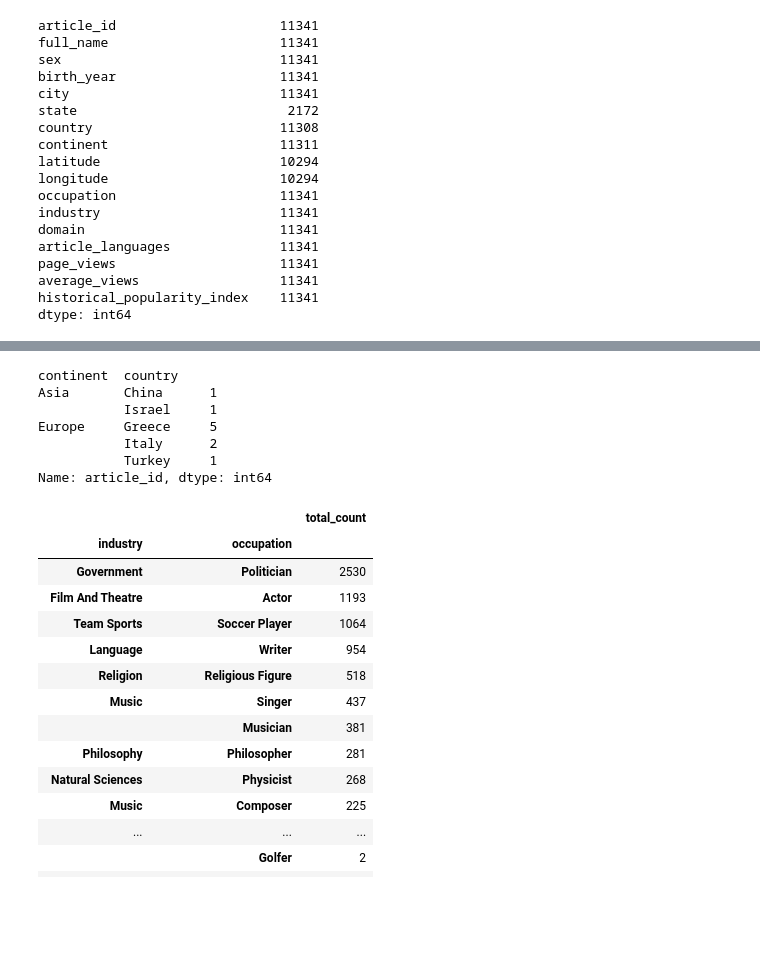
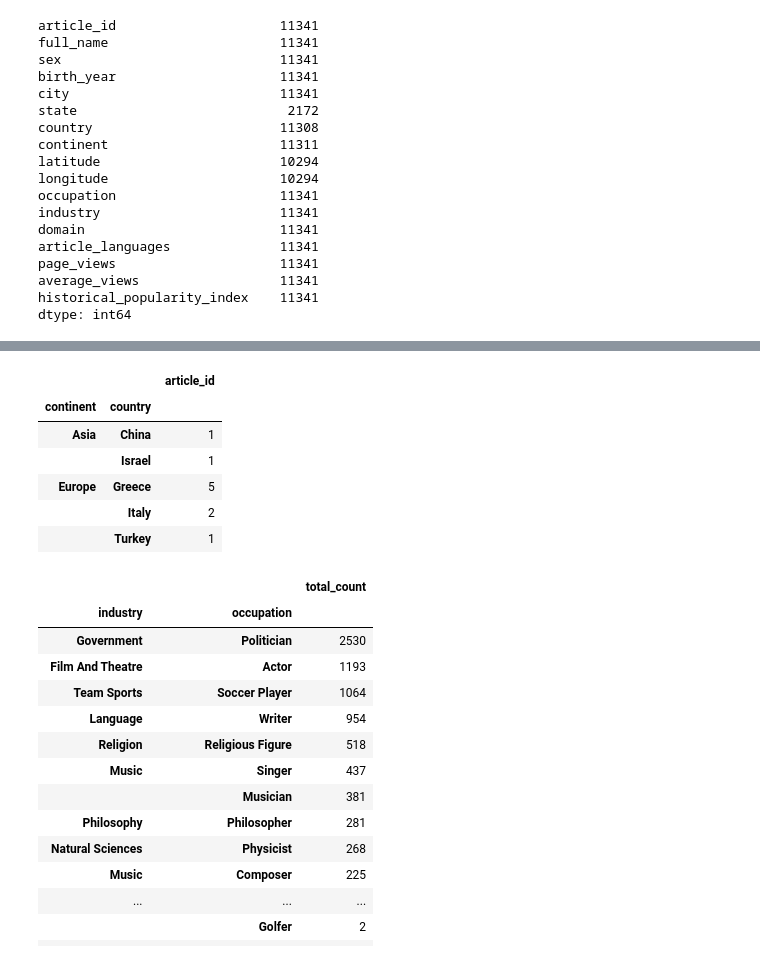
Before and after one commit to tbahng/ist652-final_project, a Jupyter notebook: Final_Project_Report.ipynb, the cells around one changed output, grey strips where cells are left out. Drawn from its saved outputs; the diff is of its cells as text; code cells hidden in the pictures; blank space fills up the shorter version.

```diff
--- a/Final_Project_Report.ipynb
+++ b/Final_Project_Report.ipynb
@@ -138,16 +138,15 @@ dfTopTenMostPopularPeople.head(100)
 | 8 | 13633 | Homer | Male | -800 | Smyrna | NaN | Turkey | Europe | 38.41861 | 27.13917 | ... |
 | 9 | 23275 | Pythagoras | Male | -570 | Samos Island | NaN | Greece | Europe | 37.75000 | 26.83333 | ... |
 # %%
-totalTop10ByContinentByCountry = dfTopTenMostPopularPeople.groupby(['continent', 'country'])['article_id'].count()
-
-totalTop10ByContinentByCountry
+dfTotalTop10ByContinentByCountry = pd.DataFrame(dfTopTenMostPopularPeople.groupby(['continent', 'country'])['article_id'].count())
+dfTotalTop10ByContinentByCountry
 # %% [output]
-continent  country
-Asia       China      1
-           Israel     1
-Europe     Greece     5
-           Italy      2
-           Turkey     1
-Name: article_id, dtype: int64
+|  |  | article_id |
+| continent | country |  |
+| Asia | China | 1 |
+|  | Israel | 1 |
+| Europe | Greece | 5 |
+|  | Italy | 2 |
+|  | Turkey | 1 |
 # %%
 # Getting the count by country, occupation, industry, and domain
```
Also changed, not shown: parts of 5 cells of this notebook.
